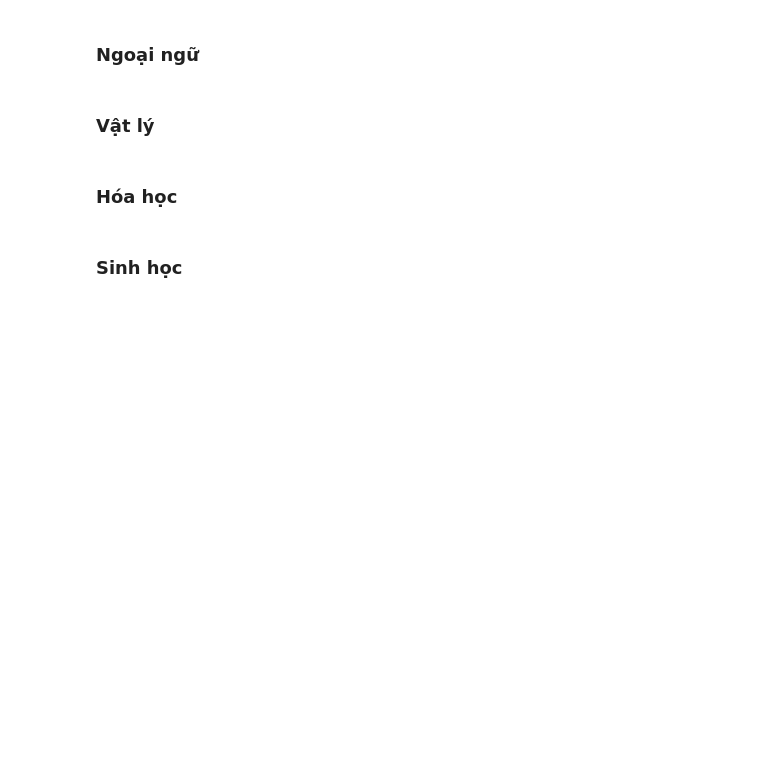
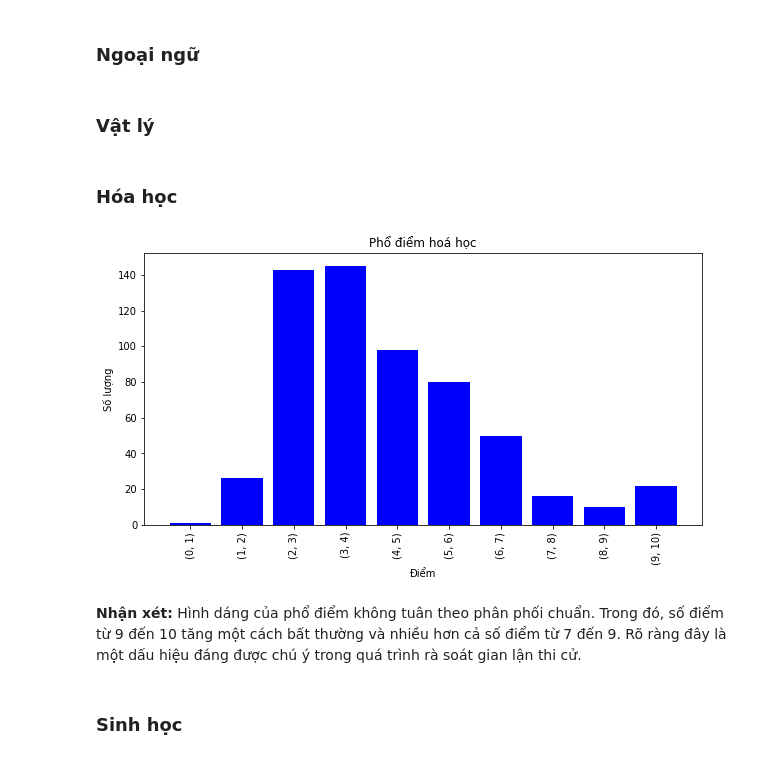
Before and after one commit to IrisStream/exam-cheating, a Jupyter notebook: src/report.ipynb, the cells around one changed output. Drawn from its saved outputs; the diff is of its cells as text; code cells hidden in the pictures; blank space fills up the shorter version.

Commit message:
add functions to create bar chart, demo statistic >=27đ

```diff
--- a/src/report.ipynb
+++ b/src/report.ipynb
@@ -37,5 +80,14 @@ __Nhận xét:__
 ### Vật lý
 # %% [markdown]
 ### Hóa học
+# %%
+hh = data['Hà Giang']['HÓA']
+x_axis_hh = makeXAxis(0,1,10)
+y_axis_hh = makeYAxis(hh, x_axis_hh)
+drawBarChart(x_axis_hh, y_axis_hh, 'Phổ điểm hoá học', 'Điểm', 'Số lượng', (10,5))
+# %% [output]
+[figure, added]
+# %% [markdown]
+__Nhận xét:__ Hình dáng của phổ điểm không tuân theo phân phối chuẩn. Trong đó, số điểm từ 9 đến 10 tăng một cách bất thường và nhiều hơn cả số điểm từ 7 đến 9. Rõ ràng đây là một dấu hiệu đáng được chú ý trong quá trình rà soát gian lận thi cử.
 # %% [markdown]
 ### Sinh học
```
Also changed, not shown: parts of 6 cells of this notebook.
